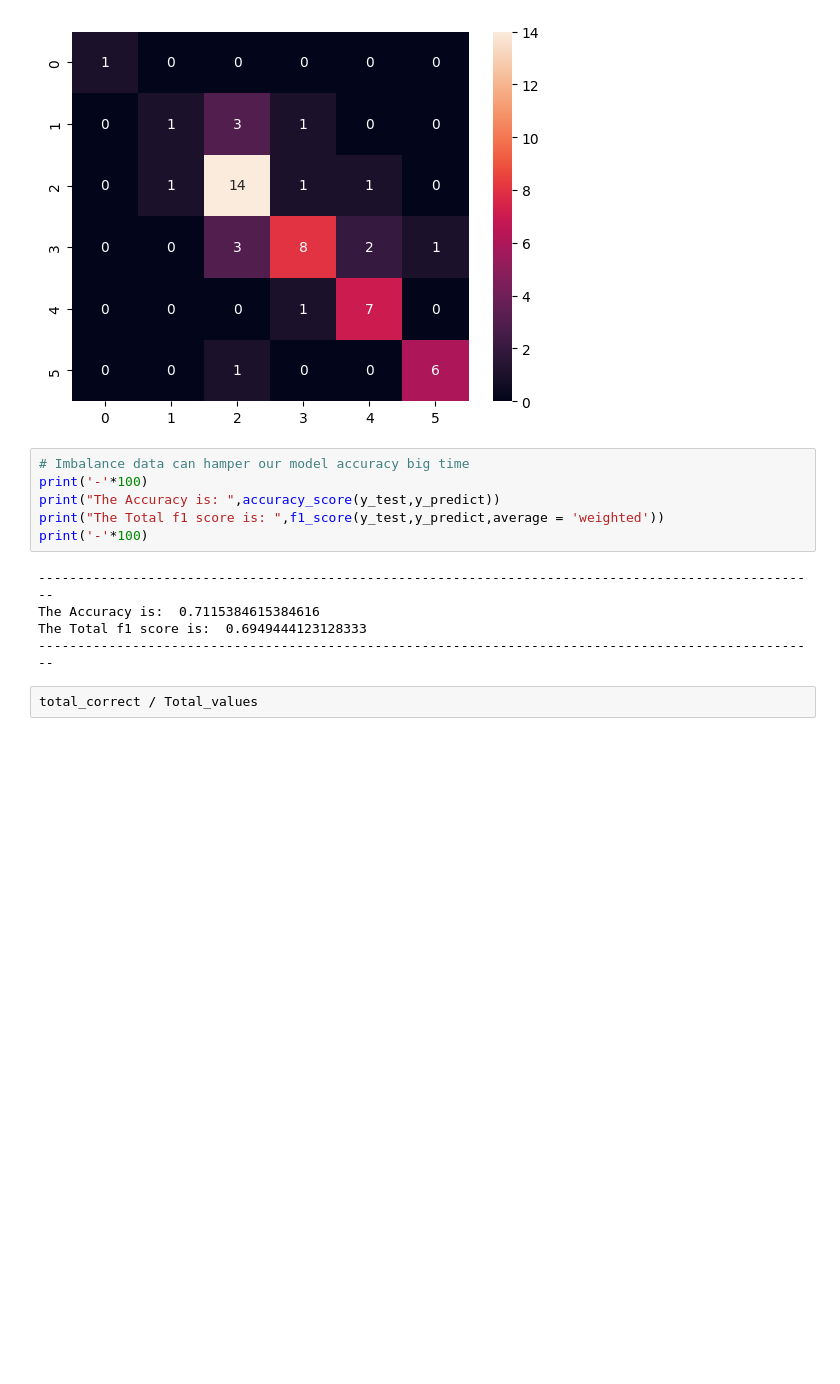
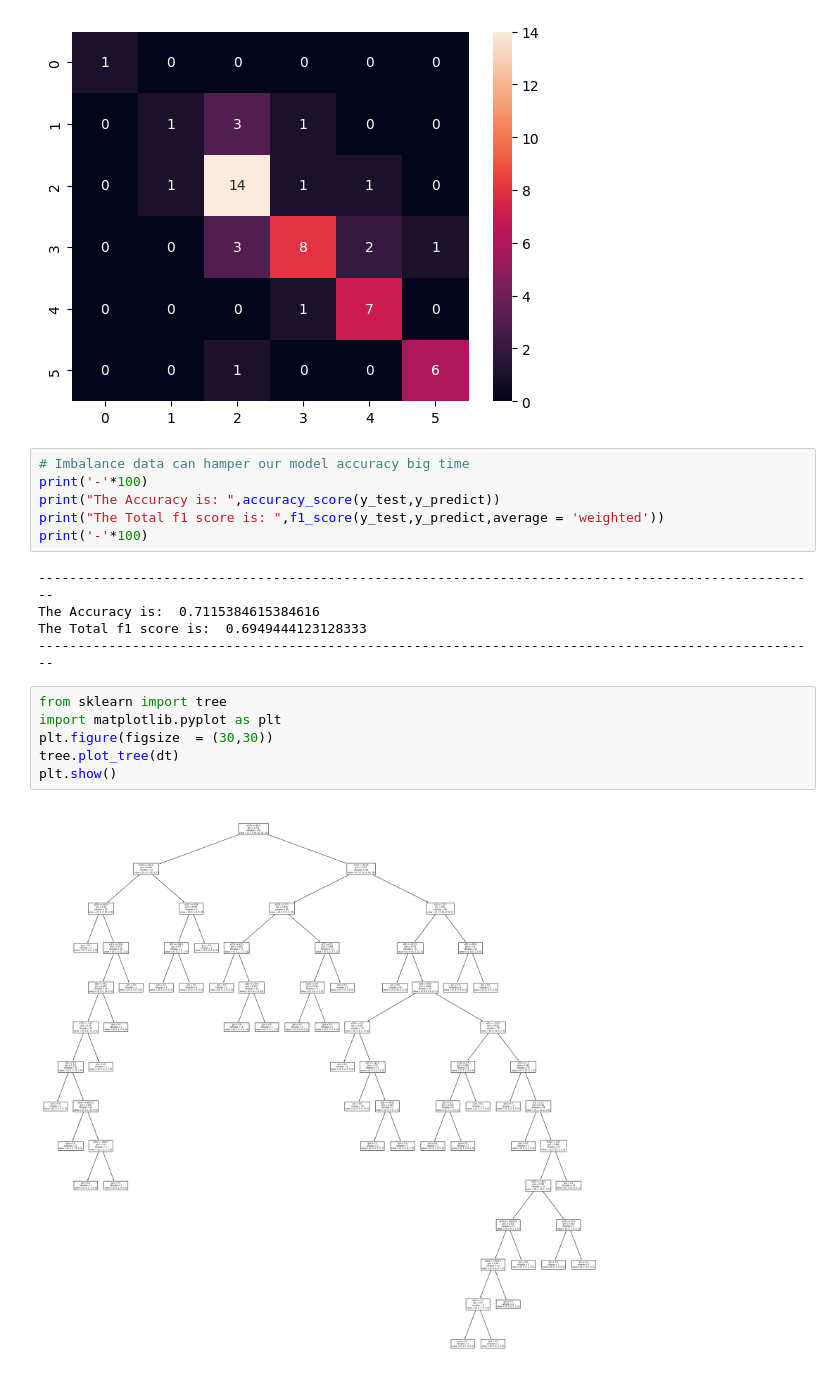
Before and after one commit to Laxminarayen/Datascience-Batch-22, a Jupyter notebook: 21. Decision Trees /HyperParameterTuning&DecisionTrees.ipynb, the cells around one changed output. Drawn from its saved outputs; the diff is of its cells as text; blank space fills up the shorter version.

```diff
--- a/21. Decision Trees /HyperParameterTuning&DecisionTrees.ipynb
+++ b/21. Decision Trees /HyperParameterTuning&DecisionTrees.ipynb
@@ -223,5 +223,11 @@ print('-'*100)
 The Accuracy is:  0.7115384615384616
 The Total f1 score is:  0.6949444123128333
 ----------------------------------------------------------------------------------------------------
-# %%
-total_correct / Total_values
+# %%
+from sklearn import tree
+import matplotlib.pyplot as plt
+plt.figure(figsize  = (30,30))
+tree.plot_tree(dt)
+plt.show()
+# %% [output]
+[figure, added]
```
Also changed, not shown: 3 other files.
